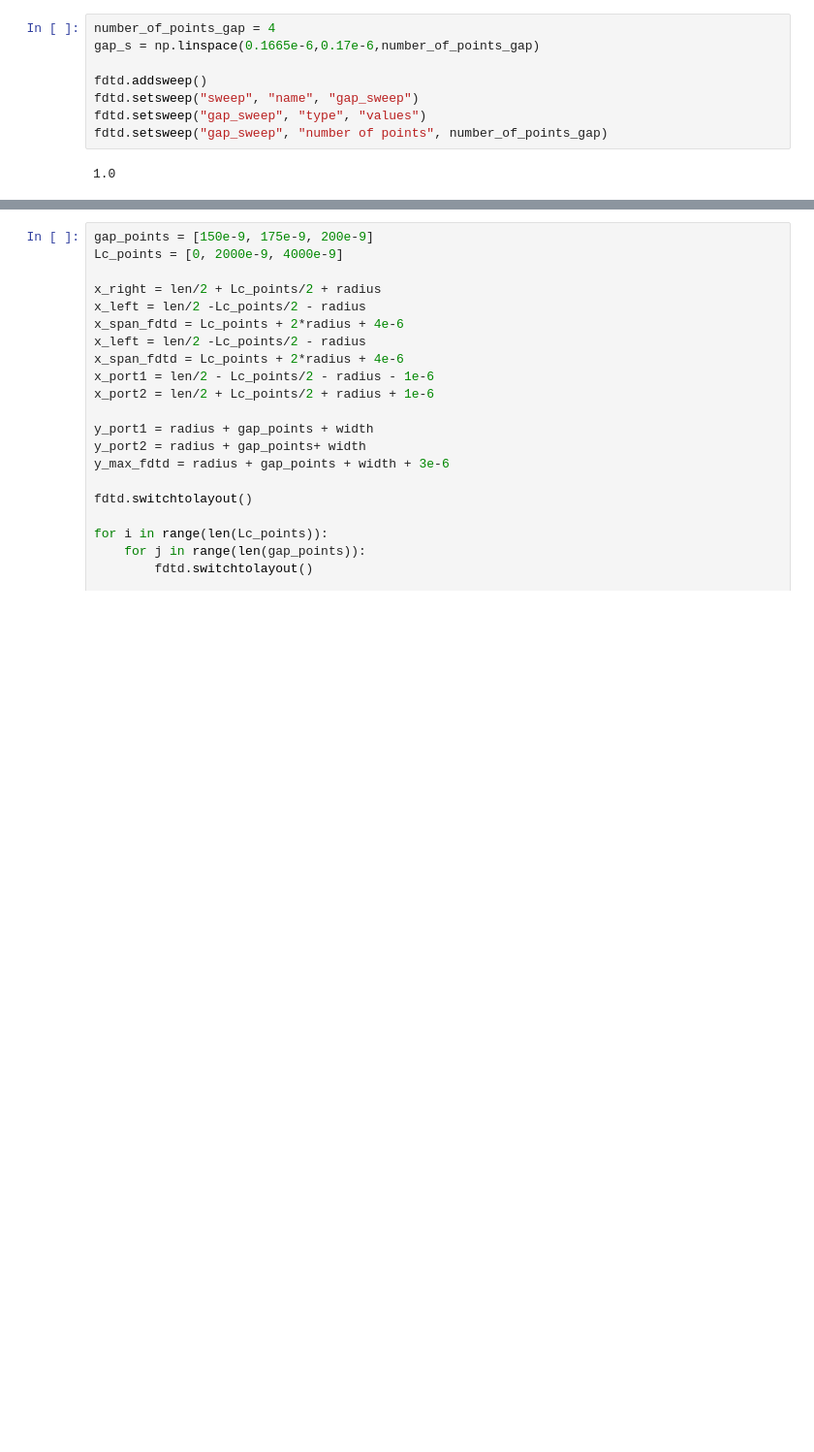
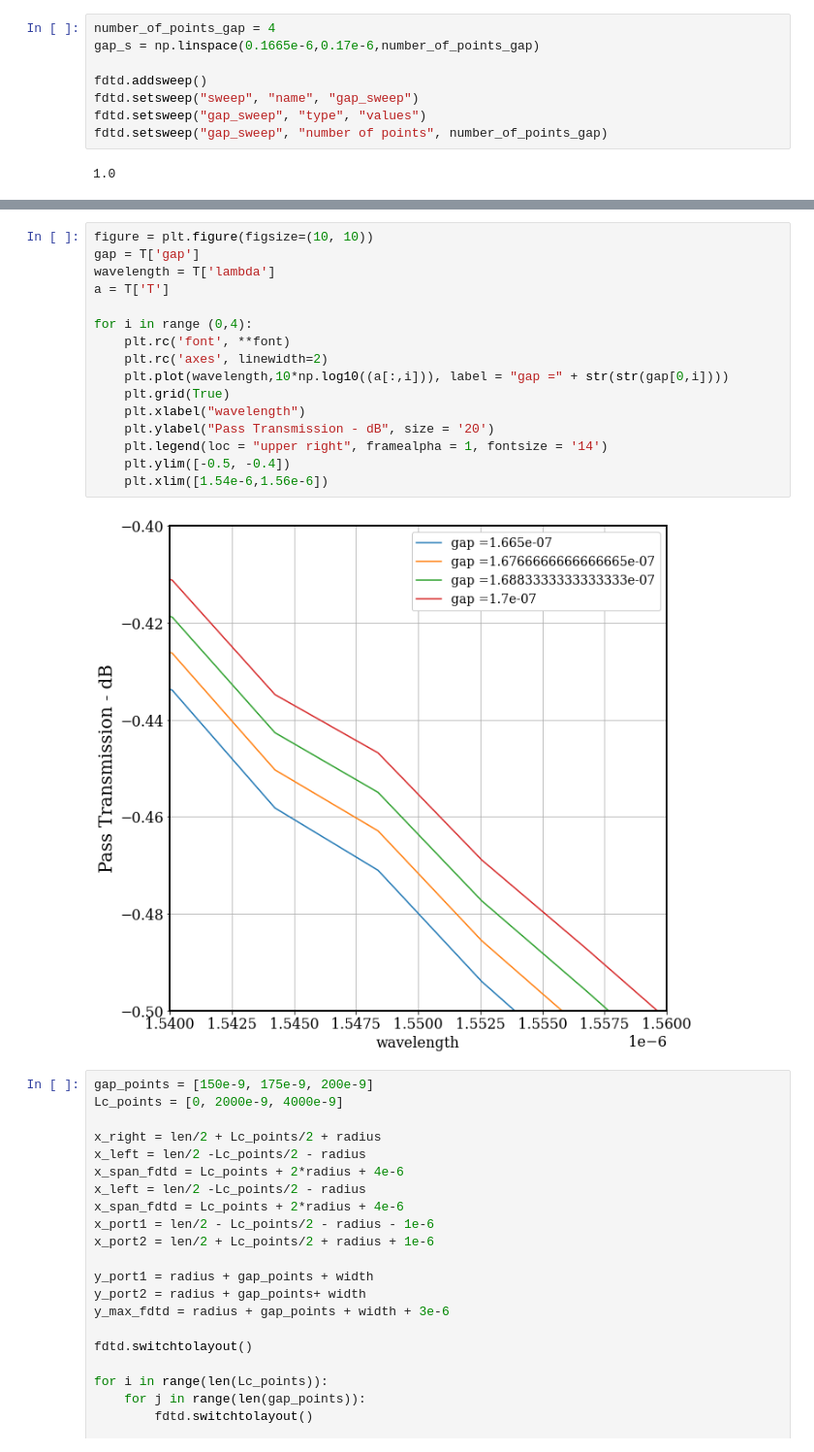
Before and after one commit to moisesoliveira08/Ring-Resonator, a Jupyter notebook: Ring-Resonator/halfring_straight.ipynb, the cells around one changed output, grey strips where cells are left out. Shown at 97% size. Cells and saved outputs as stored; diff of their text form; blank space fills up the shorter version.

```diff
--- a/Ring-Resonator/halfring_straight.ipynb
+++ b/Ring-Resonator/halfring_straight.ipynb
@@ -464,3 +466,21 @@ for i in range (0,number_of_points_gap):
+# %%
+figure = plt.figure(figsize=(10, 10))
+gap = T['gap']
+wavelength = T['lambda']
+a = T['T']
+
+for i in range (0,4):
+    plt.rc('font', **font)
+    plt.rc('axes', linewidth=2)
+    plt.plot(wavelength,10*np.log10((a[:,i])), label = "gap =" + str(str(gap[0,i])))
+    plt.grid(True)
+    plt.xlabel("wavelength")
+    plt.ylabel("Pass Transmission - dB", size = '20')
+    plt.legend(loc = "upper right", framealpha = 1, fontsize = '14')
+    plt.ylim([-0.5, -0.4])
+    plt.xlim([1.54e-6,1.56e-6])
+# %% [output]
+[figure, added]
 # %%
 gap_points = [150e-9, 175e-9, 200e-9]
 Lc_points = [0, 2000e-9, 4000e-9]
```
Also changed, not shown: parts of 47 cells of this notebook, 30 other files.
